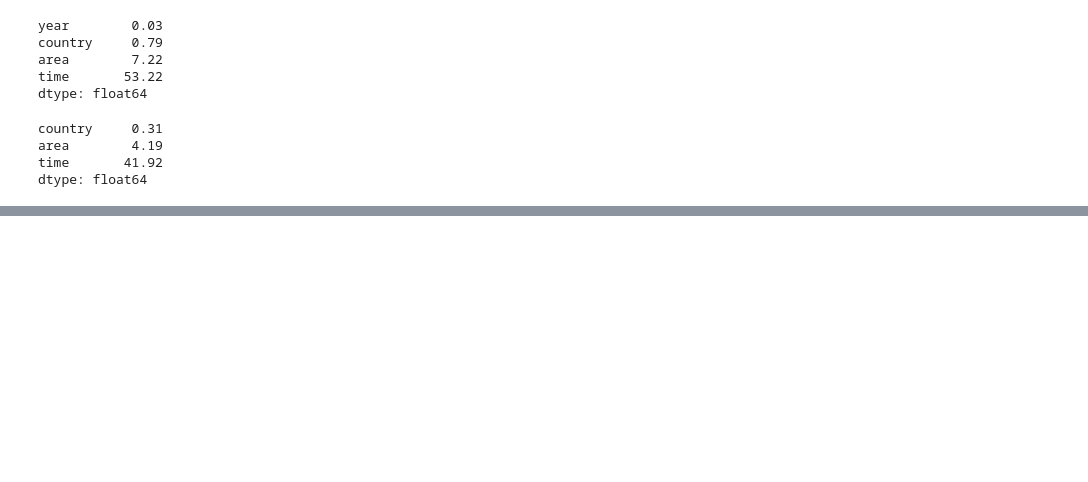
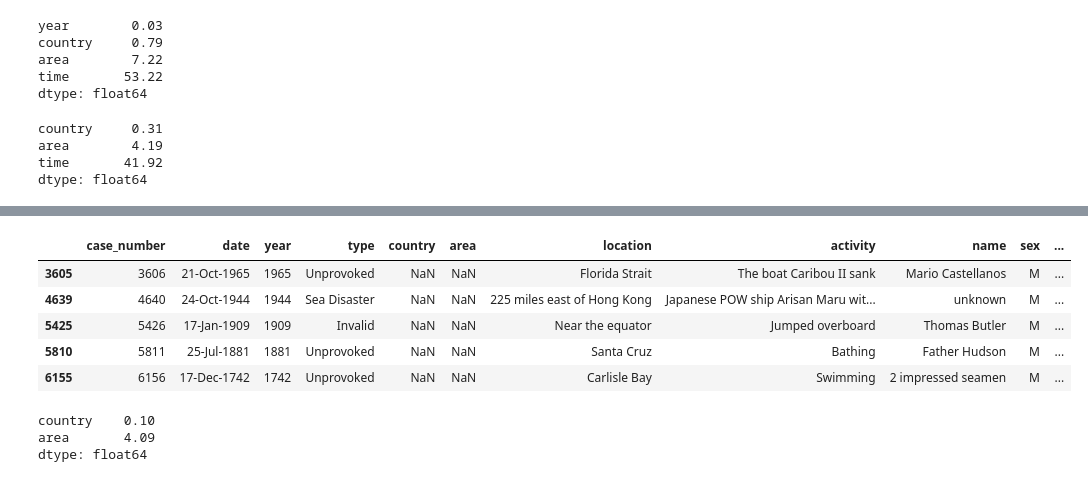
Before and after one commit to paulabnbh/Proyect-Shark-Attacks, a Jupyter notebook: data/data_cleaning_code.ipynb, the cells around one changed output, grey strips where cells are left out. Cells and saved outputs as stored; diff of their text form; code cells hidden in the pictures; blank space fills up the shorter version.

```diff
--- a/data/data_cleaning_code.ipynb
+++ b/data/data_cleaning_code.ipynb
@@ -189,0 +182,15 @@ array(['18h00', '14h00  -15h00', '07h45', nan, 'Late afternoon', '17h00',
+# %%
+attacks.at[3387,'country'] = 'ST KITTS AND NEVIS'
+attacks.at[4018,'country'] = 'AUSTRALIA'
+attacks.at[4231,'country'] = 'INDIA'
+attacks.at[5742,'country'] = 'USA'
+attacks.at[6137,'country'] = 'ENGLAND'
+# %%
+attacks.loc[(attacks.country.isnull()) & (attacks.location!='unknown')]
+# %% [output]
+|  | case_number | date | year | type | country | area | location | activity | name | sex | ... |
+| 3605 | 3606 | 21-Oct-1965 | 1965 | Unprovoked | NaN | NaN | Florida Strait | The boat Caribou II sank | Mario Castellanos | M | ... |
+| 4639 | 4640 | 24-Oct-1944 | 1944 | Sea Disaster | NaN | NaN | 225 miles east of Hong Kong | Japanese POW ship Arisan Maru wit... | unknown | M | ... |
+| 5425 | 5426 | 17-Jan-1909 | 1909 | Invalid | NaN | NaN | Near the equator | Jumped overboard | Thomas Butler | M | ... |
+| 5810 | 5811 | 25-Jul-1881 | 1881 | Unprovoked | NaN | NaN | Santa Cruz | Bathing | Father Hudson | M | ... |
+| 6155 | 6156 | 17-Dec-1742 | 1742 | Unprovoked | NaN | NaN | Carlisle Bay | Swimming | 2 impressed seamen | M | ... |
@@ -189,0 +212,8 @@ array(['18h00', '14h00  -15h00', '07h45', nan, 'Late afternoon', '17h00',
+# %%
+nan_cols = attacks.isna().mean() * 100
+
+round(nan_cols[nan_cols > 0], 2)
+# %% [output]
+country    0.10
+area       4.09
+dtype: float64
```
Also changed, not shown: parts of 17 cells of this notebook.
